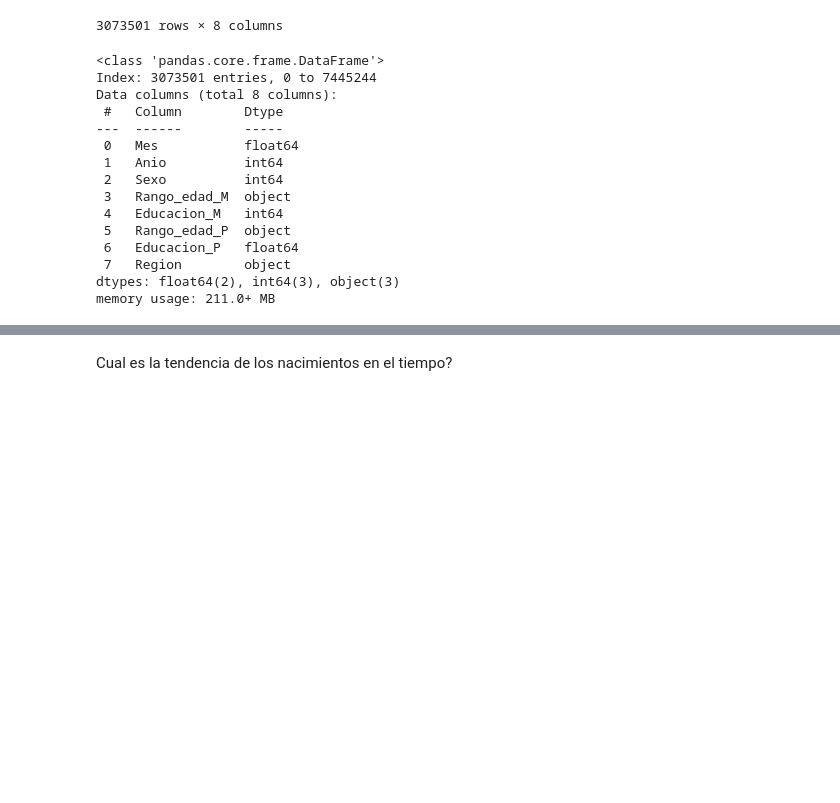
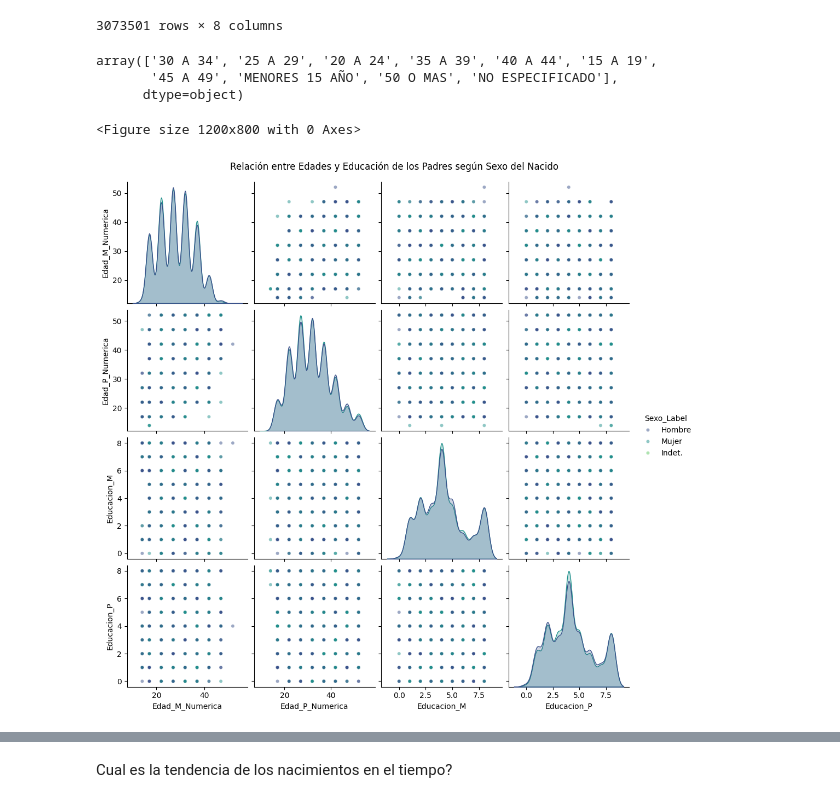
Before and after one commit to Uzbekistan30171739/Trabajo-grupo-cs-de-datos, a Jupyter notebook: notebooks/analisis_final.ipynb, the cells around one changed output, grey strips where cells are left out. Saved outputs shown, nothing was run; the diff lists cells and outputs as text; code cells hidden in the pictures; blank space fills up the shorter version.

```diff
--- a/notebooks/analisis_final.ipynb
+++ b/notebooks/analisis_final.ipynb
@@ -22,3 +22,5 @@ path_rsh_pob = "../Data/clean data/RSH/Tramos_RSH_2019-2025.csv"
+# %%
+carpeta_graf = r'C:\Users\boris\Documents\GitHub\Trabajo-grupo-cs-de-datos\graficos'
 # %%
 df_nac = pd.read_parquet(path_nac)
 # %%
@@ -37,23 +39,3 @@ df_nac
 | 7445243 | 12.0 | 2022 | 2 | 35 A 39 | 2 | 35 A 39 | 8.0 | MAULE |
 | 7445244 | 12.0 | 2022 | 9 | 20 A 24 | 4 | 25 A 29 | 0.0 | METROPOLITANA |
 3073501 rows × 8 columns
-# %%
-df_nac.info()
-# %% [output]
-<class 'pandas.core.frame.DataFrame'>
-Index: 3073501 entries, 0 to 7445244
-Data columns (total 8 columns):
- #   Column        Dtype
----  ------        -----
- 0   Mes           float64
- 1   Anio          int64
- 2   Sexo          int64
- 3   Rango_edad_M  object
- 4   Educacion_M   int64
- 5   Rango_edad_P  object
- 6   Educacion_P   float64
- 7   Region        object
-dtypes: float64(2), int64(3), object(3)
-memory usage: 211.0+ MB
-# %%
-df_nac["Anio"] = df_nac["Anio"].astype('Int64')
@@ -61,0 +42,6 @@ df_nac['Mes'] = df_nac['Mes'].astype("Int64")
+# %%
+df_nac['Rango_edad_M'].unique()
+# %% [output]
+array(['30 A 34', '25 A 29', '20 A 24', '35 A 39', '40 A 44', '15 A 19',
+       '45 A 49', 'MENORES 15 AÑO', '50 O MAS', 'NO ESPECIFICADO'],
+      dtype=object)
@@ -61,0 +84,22 @@ df_nac['Mes'] = df_nac['Mes'].astype("Int64")
+# %%
+cols_interes = ['Sexo', 'Edad_M_Numerica', 'Edad_P_Numerica', 'Educacion_M', 'Educacion_P']
+df_plot = df_eda[cols_interes].dropna()
+
+df_sample = df_plot.sample(n=10000, random_state=42)
+
+df_sample['Sexo_Label'] = df_sample['Sexo'].map({1: 'Hombre', 2: 'Mujer', 9: 'Indet.'})
+
+plt.figure(figsize=(12, 8))
+sns.pairplot(
+    df_sample,
+    hue='Sexo_Label',
+    vars=['Edad_M_Numerica', 'Edad_P_Numerica', 'Educacion_M', 'Educacion_P'],
+    palette='viridis',
+    plot_kws={'alpha': 0.5, 's': 20})
+
+plt.suptitle("Relación entre Edades y Educación de los Padres según Sexo del Nacido", y=1.02)
+plt.savefig(os.path.join(carpeta_graf, 'Relacion edad-educacion.png'), dpi=300, bbox_inches='tight')
+plt.show()
+# %% [output]
+<Figure size 1200x800 with 0 Axes>
+[figure, added]
```
Also changed, not shown: parts of 22 cells of this notebook, 10 other files.
